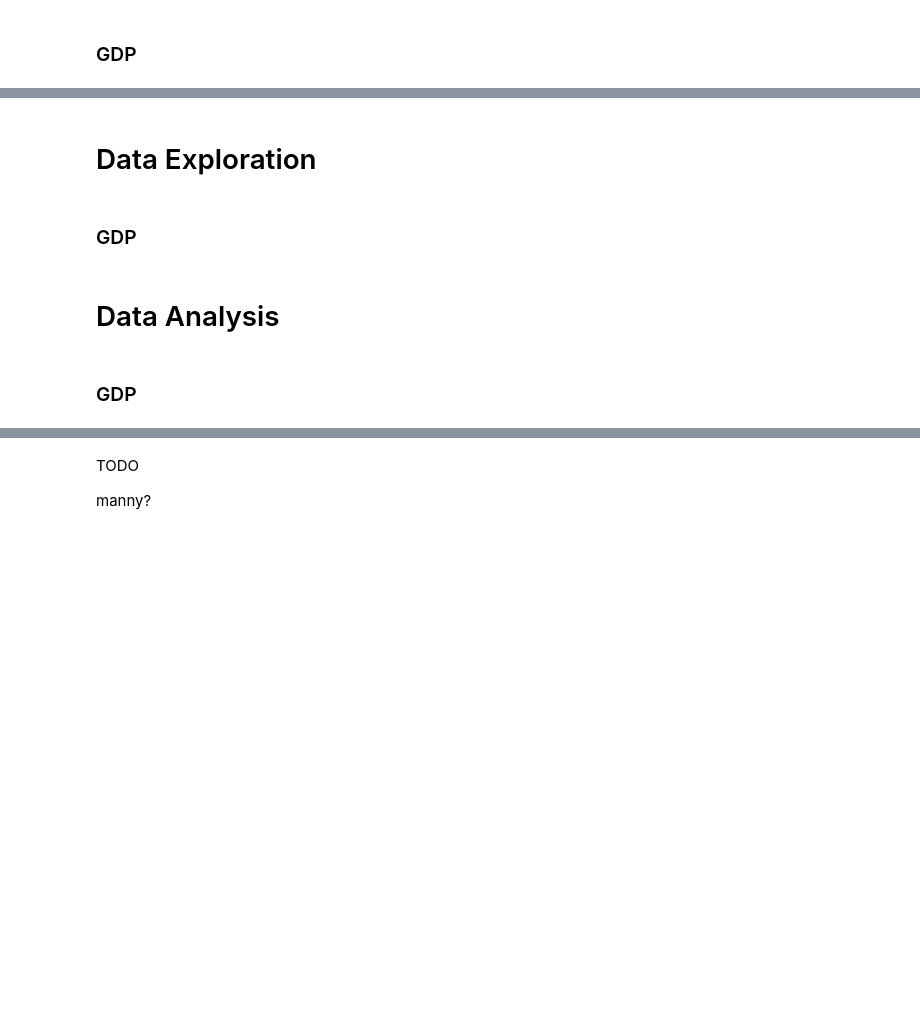
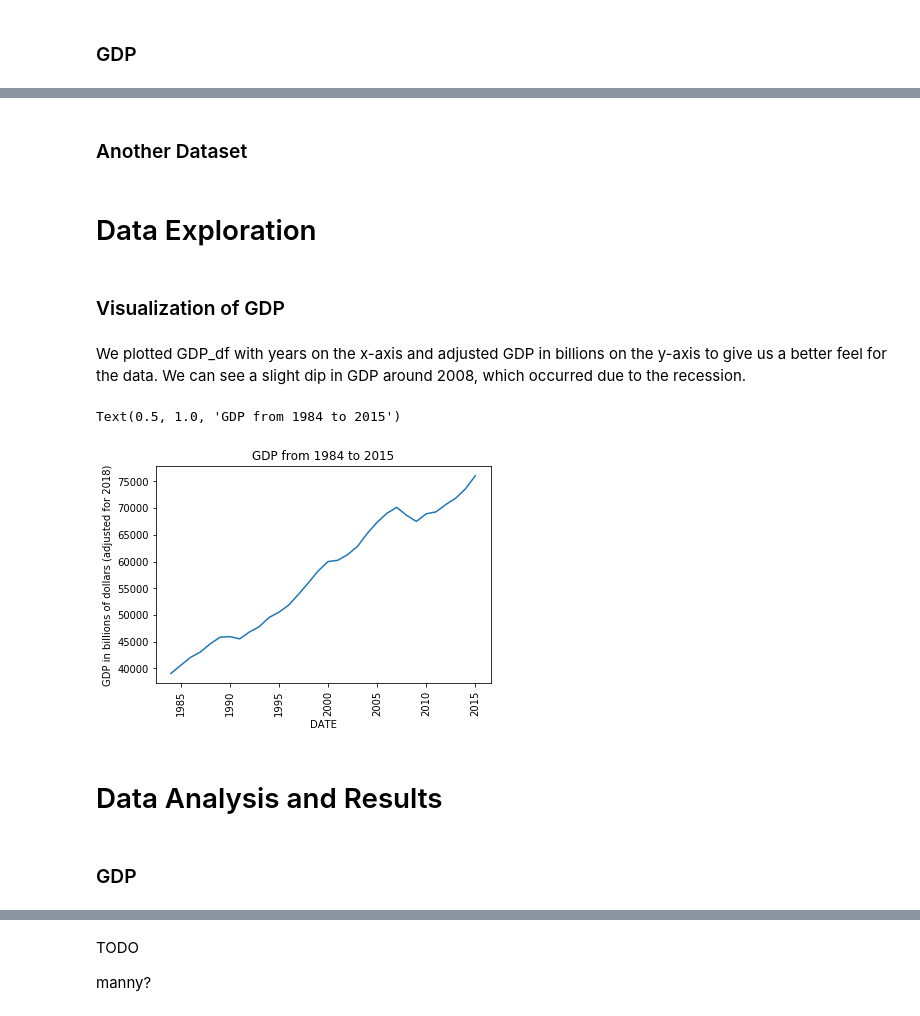
Before and after one commit to cogs108-project-group/Putting-it-all-together, a Jupyter notebook: Final Project.ipynb, the cells around one changed output, grey strips where cells are left out. Cells and saved outputs as stored; diff of their text form; code cells hidden in the pictures; blank space fills up the shorter version.

Commit message:
added GDP cleaning/visualization

```diff
--- a/Final Project.ipynb
+++ b/Final Project.ipynb
@@ -113,0 +133,4 @@ Requirement already satisfied: idna<2.9,>=2.5 in /opt/conda/lib/python3.6/site-p
+# %%
+GDP_df = GDP_df.iloc[19:295,:]
+GDP_df.columns = ['DATE', 'GDP (in billions)']
+GDP_df.index = range(276)
@@ -113,0 +139,8 @@ Requirement already satisfied: idna<2.9,>=2.5 in /opt/conda/lib/python3.6/site-p
+# %%
+#extracting years from date column
+GDP_df['YEAR'] = GDP_df['DATE'].dt.year
+GDP_df = GDP_df[['DATE','YEAR','GDP (in billions)']]
+#drop the 'DATE' column
+GDP_df = GDP_df.drop('DATE',1)
+#sum quarterly measurements of GDP so we get annual measurements of GDP
+GDP_df = GDP_df.groupby(['YEAR']).sum()
@@ -113,0 +149,6 @@ Requirement already satisfied: idna<2.9,>=2.5 in /opt/conda/lib/python3.6/site-p
+# %%
+#i = year
+#GDP_df.at[i,'GDP'] is dollars
+
+for i in GDP_df.index:
+    GDP_df.at[i,'GDP_adjusted (in billions)'] = cpi.inflate(GDP_df.at[i,'GDP (in billions)'], i, to = 2018)
@@ -113,0 +157,8 @@ Requirement already satisfied: idna<2.9,>=2.5 in /opt/conda/lib/python3.6/site-p
+# %%
+#trim GDP_df
+GDP_df = GDP_df.loc[1984:2015,:]
+#export GDP_df
+cleaned_GDP_csv = GDP_df.to_csv (r'clean_GDP.csv')
+
+#preview
+GDP_df
@@ -114,12 +184,25 @@ Requirement already satisfied: idna<2.9,>=2.5 in /opt/conda/lib/python3.6/site-p
+# %% [markdown]
+### Another Dataset
 # %%
 #todo
 # %% [markdown]
 # Data Exploration
+# %% [markdown]
+### Visualization of GDP
+# %% [markdown]
+We plotted GDP_df with years on the x-axis and adjusted GDP in billions on the y-axis to give us a better feel for the data. We can see a slight dip in GDP around 2008, which occurred due to the recession.
+# %%
+plt.plot(GDP_df['GDP_adjusted (in billions)'], '')
+plt.xticks(rotation='vertical')
+plt.xlabel('DATE')
+plt.ylabel('GDP in billions of dollars (adjusted for 2018)')
+plt.title('GDP from 1984 to 2015')
+# %% [output]
+Text(0.5, 1.0, 'GDP from 1984 to 2015')
+[figure, added]
+# %% [markdown]
+# Data Analysis and Results
 # %% [markdown]
 ### GDP
 # %%
 #todo
-# %% [markdown]
-# Data Analysis
-# %% [markdown]
-### GDP
```
Also changed, not shown: parts of 12 cells of this notebook.
